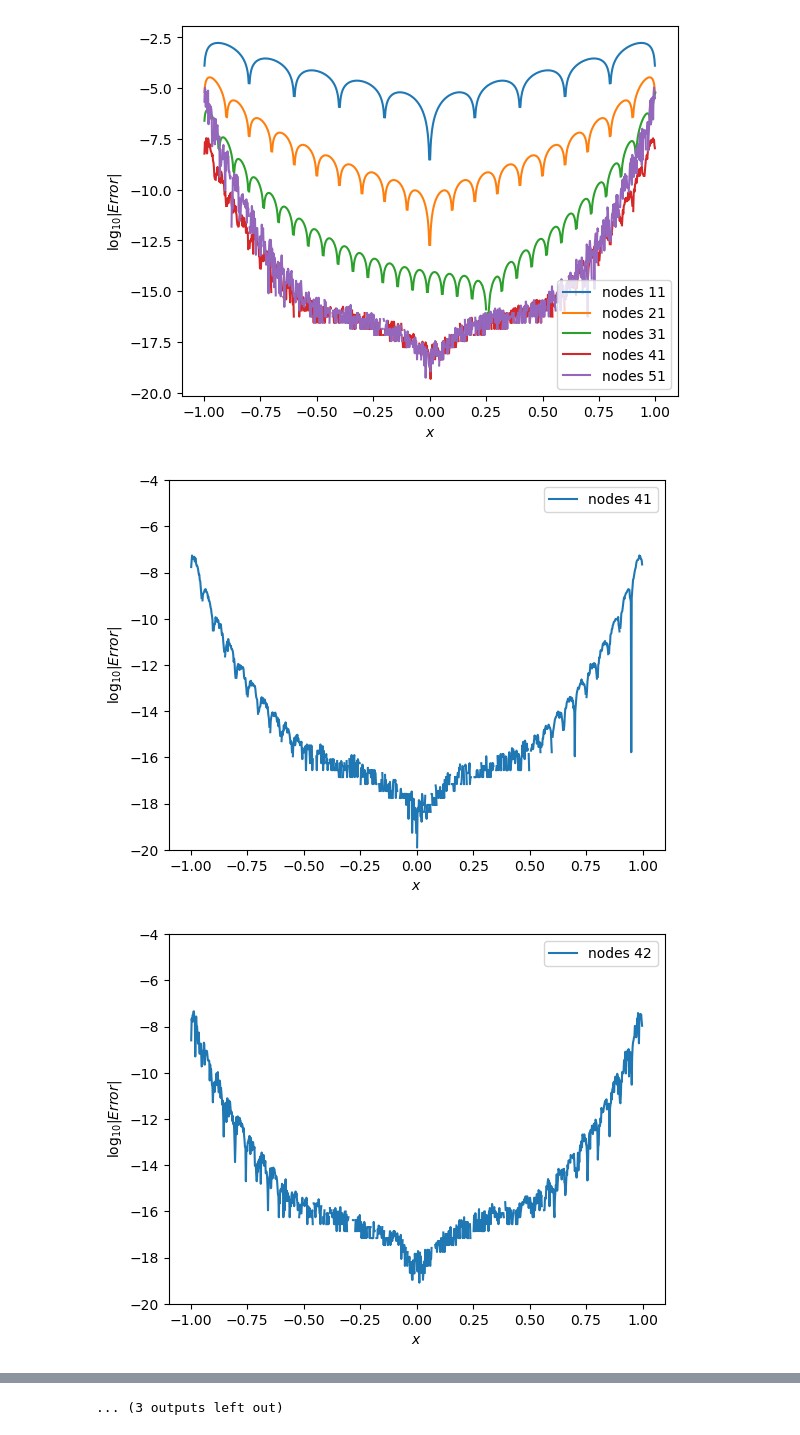
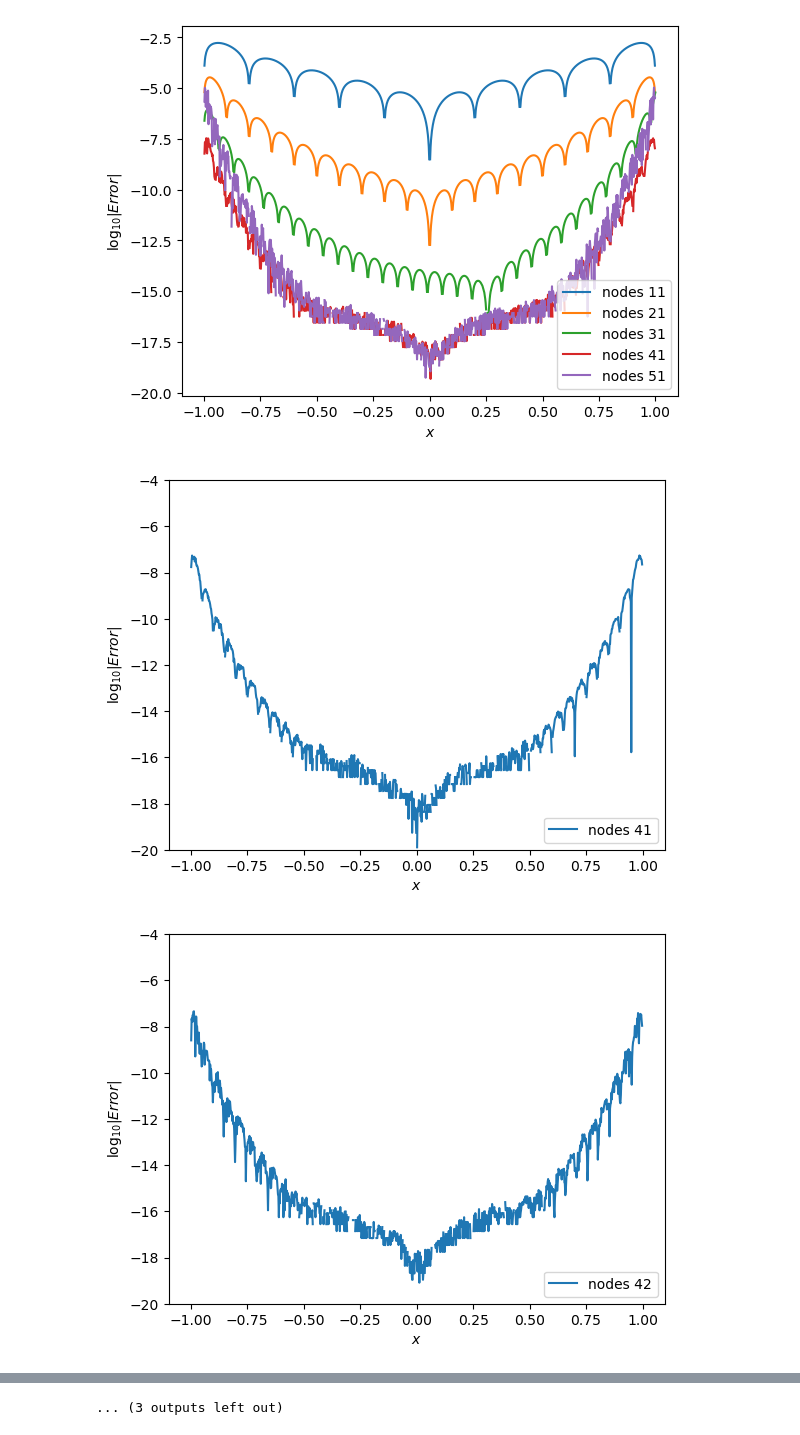
Before and after one commit to byeolla/science_dnn, a Jupyter notebook: 2019310729 Jaehoon Yoo MTH3033HW4.ipynb, the cells around one changed output, grey strips where cells are left out. Saved outputs shown, nothing was run; the diff lists cells and outputs as text; code cells hidden in the pictures.

```diff
--- a/2019310729 Jaehoon Yoo MTH3033HW4.ipynb
+++ b/2019310729 Jaehoon Yoo MTH3033HW4.ipynb
@@ -57,12 +65,12 @@ plt.show()
 # %%
 for i in range(0, 15):
     xnodes = np.linspace(-1, 1, 41+i)
     fnodes = f1(xnodes)
 
     interp_plotter(xnodes, fnodes, xquery, ftrue, c=None)
-
-    plt.legend()
+    plt.ylim(-20, -4)
+    plt.legend(loc=4)
     plt.show()
 # %% [output]
-[figure, old version]
+[figure, new version]
-[figure, old version]
+[figure, new version]
```
Also changed, not shown: parts of 8 cells of this notebook, 1 other file.
